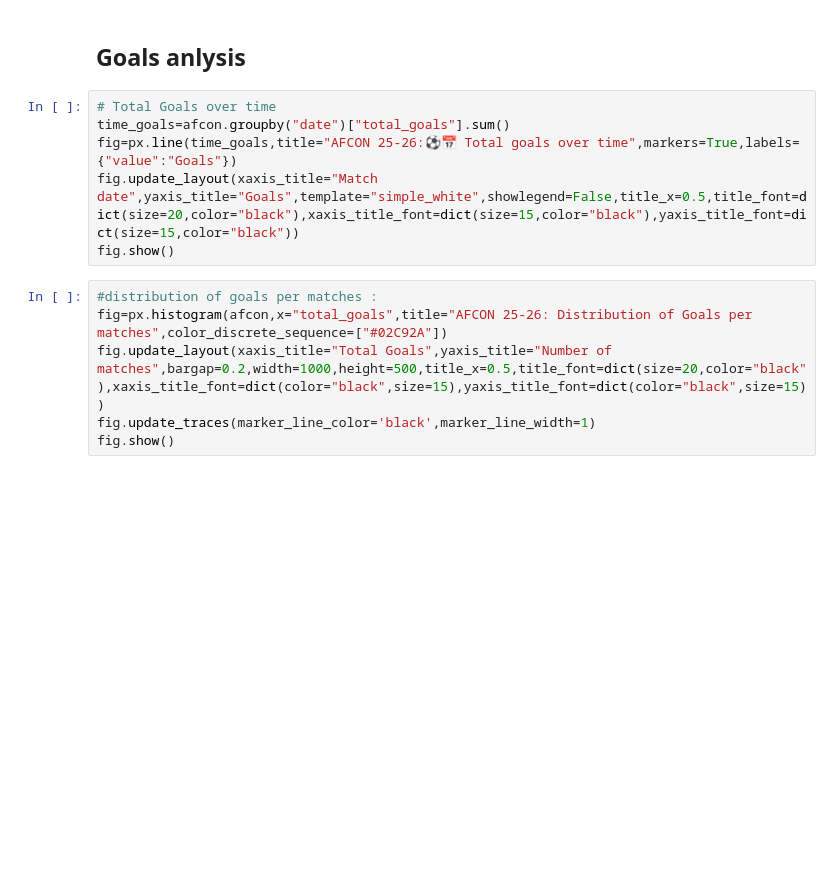
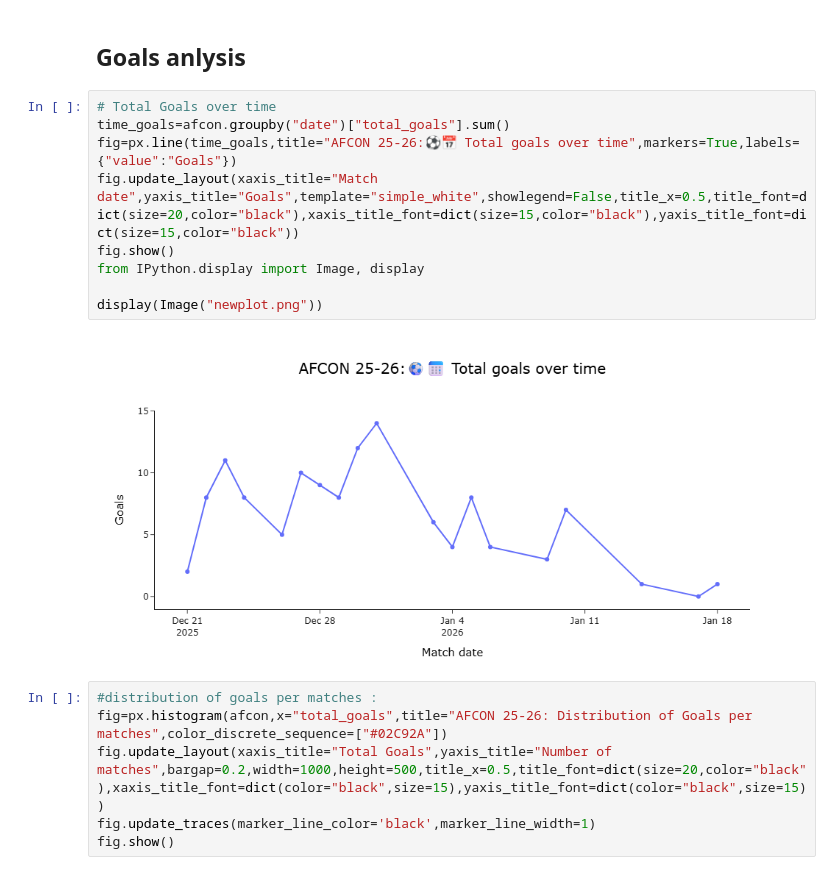
Before and after one commit to mohamederrahmouni/AFCON-Morocco-2025-2026-Analysis-And-visualizations, a Jupyter notebook: AFCON.ipynb, the cells around one changed output. Drawn from its saved outputs; the diff is of its cells as text; blank space fills up the shorter version.

```diff
--- a/AFCON.ipynb
+++ b/AFCON.ipynb
@@ -265,9 +270,14 @@ See the caveats in the documentation: https://pandas.pydata.org/pandas-docs/stab
 # %%
 # Total Goals over time
 time_goals=afcon.groupby("date")["total_goals"].sum()
 fig=px.line(time_goals,title="AFCON 25-26:⚽📅 Total goals over time",markers=True,labels={"value":"Goals"})
 fig.update_layout(xaxis_title="Match date",yaxis_title="Goals",template="simple_white",showlegend=False,title_x=0.5,title_font=dict(size=20,color="black"),xaxis_title_font=dict(size=15,color="black"),yaxis_title_font=dict(size=15,color="black"))
 fig.show()
+from IPython.display import Image, display
+
+display(Image("newplot.png"))
+# %% [output]
+[figure, added]
 # %%
 #distribution of goals per matches :
 fig=px.histogram(afcon,x="total_goals",title="AFCON 25-26: Distribution of Goals per matches",color_discrete_sequence=["#02C92A"])
```
Also changed, not shown: parts of 5 cells of this notebook, 1 other file.
